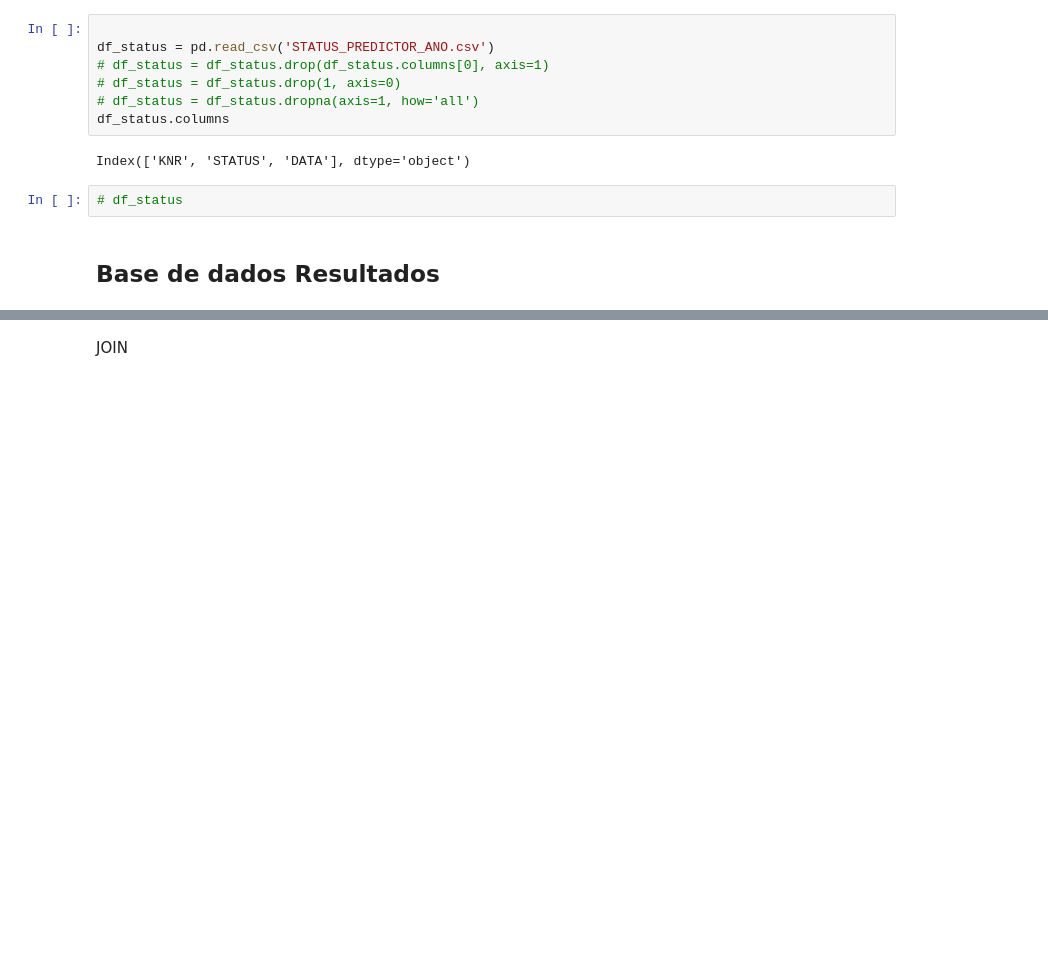
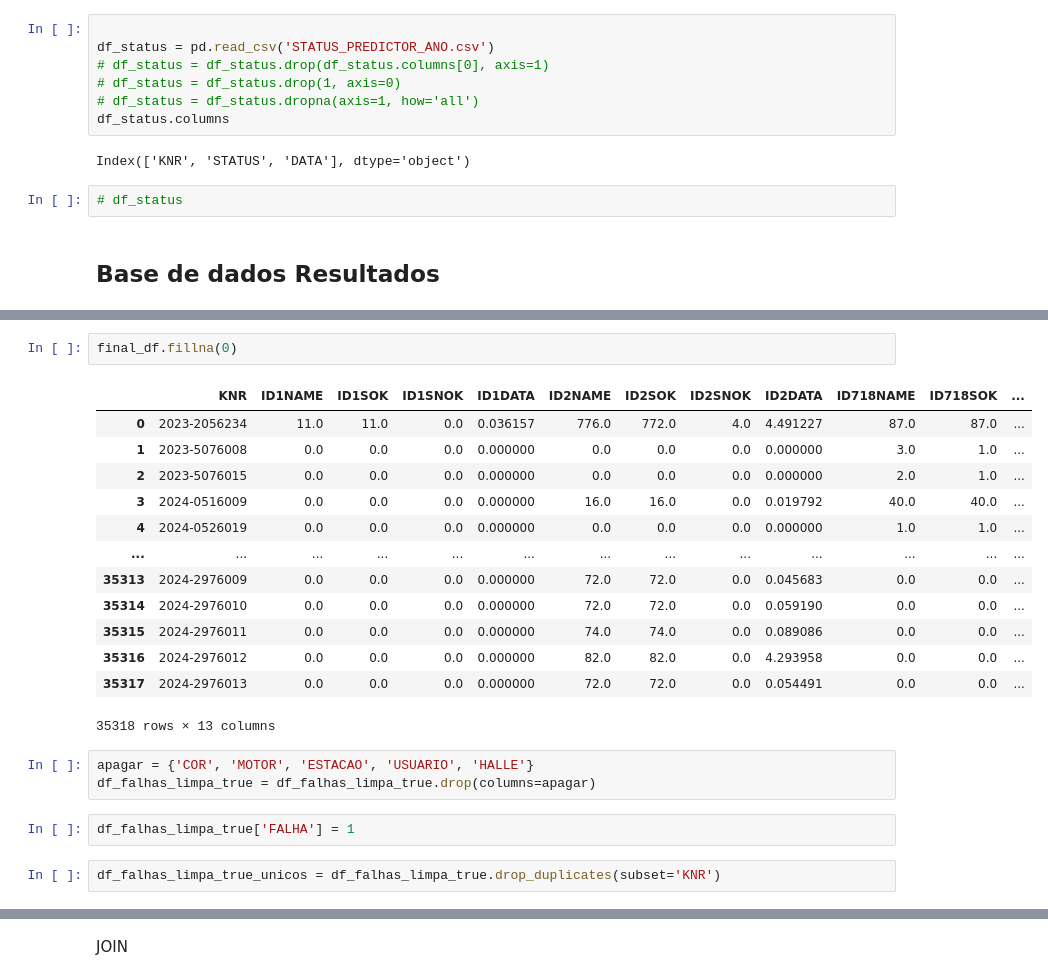
Before and after one commit to Inteli-College/2024-2A-T08-EC07-G02, a Jupyter notebook: src/main.ipynb, the cells around one changed output, grey strips where cells are left out. Cells and saved outputs as stored; diff of their text form; blank space fills up the shorter version.

```diff
--- a/src/main.ipynb
+++ b/src/main.ipynb
@@ -295,0 +441,23 @@ df_resultados_limpa.groupby("KNR").count()
+# %%
+final_df.fillna(0)
+# %% [output]
+|  | KNR | ID1NAME | ID1SOK | ID1SNOK | ID1DATA | ID2NAME | ID2SOK | ID2SNOK | ID2DATA | ID718NAME | ID718SOK | ... |
+| 0 | 2023-2056234 | 11.0 | 11.0 | 0.0 | 0.036157 | 776.0 | 772.0 | 4.0 | 4.491227 | 87.0 | 87.0 | ... |
+| 1 | 2023-5076008 | 0.0 | 0.0 | 0.0 | 0.000000 | 0.0 | 0.0 | 0.0 | 0.000000 | 3.0 | 1.0 | ... |
+| 2 | 2023-5076015 | 0.0 | 0.0 | 0.0 | 0.000000 | 0.0 | 0.0 | 0.0 | 0.000000 | 2.0 | 1.0 | ... |
+| 3 | 2024-0516009 | 0.0 | 0.0 | 0.0 | 0.000000 | 16.0 | 16.0 | 0.0 | 0.019792 | 40.0 | 40.0 | ... |
+| 4 | 2024-0526019 | 0.0 | 0.0 | 0.0 | 0.000000 | 0.0 | 0.0 | 0.0 | 0.000000 | 1.0 | 1.0 | ... |
+| ... | ... | ... | ... | ... | ... | ... | ... | ... | ... | ... | ... | ... |
+| 35313 | 2024-2976009 | 0.0 | 0.0 | 0.0 | 0.000000 | 72.0 | 72.0 | 0.0 | 0.045683 | 0.0 | 0.0 | ... |
+| 35314 | 2024-2976010 | 0.0 | 0.0 | 0.0 | 0.000000 | 72.0 | 72.0 | 0.0 | 0.059190 | 0.0 | 0.0 | ... |
+| 35315 | 2024-2976011 | 0.0 | 0.0 | 0.0 | 0.000000 | 74.0 | 74.0 | 0.0 | 0.089086 | 0.0 | 0.0 | ... |
+| 35316 | 2024-2976012 | 0.0 | 0.0 | 0.0 | 0.000000 | 82.0 | 82.0 | 0.0 | 4.293958 | 0.0 | 0.0 | ... |
+| 35317 | 2024-2976013 | 0.0 | 0.0 | 0.0 | 0.000000 | 72.0 | 72.0 | 0.0 | 0.054491 | 0.0 | 0.0 | ... |
+35318 rows × 13 columns
+# %%
+apagar = {'COR', 'MOTOR', 'ESTACAO', 'USUARIO', 'HALLE'}
+df_falhas_limpa_true = df_falhas_limpa_true.drop(columns=apagar)
+# %%
+df_falhas_limpa_true['FALHA'] = 1
+# %%
+df_falhas_limpa_true_unicos = df_falhas_limpa_true.drop_duplicates(subset='KNR')
```
Also changed, not shown: parts of 25 cells of this notebook.
